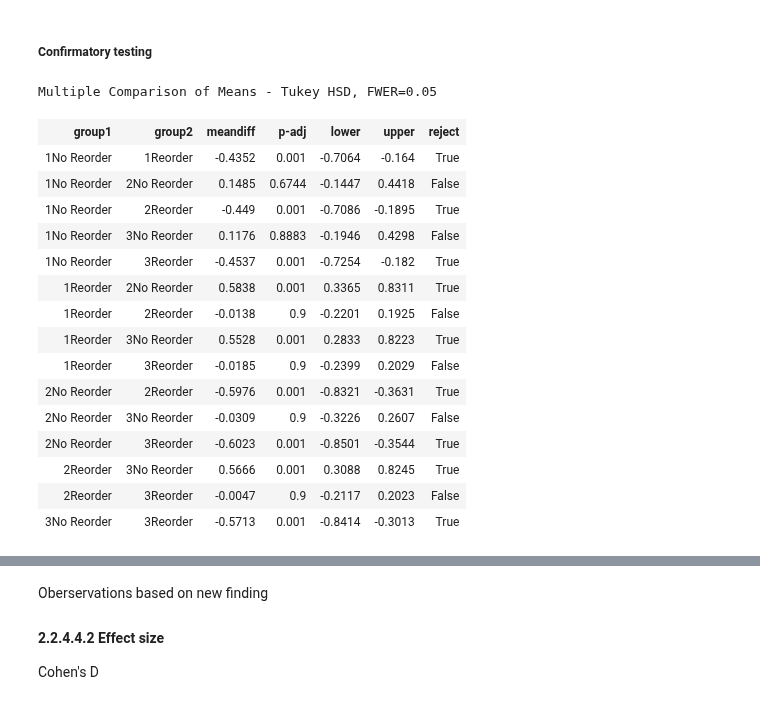
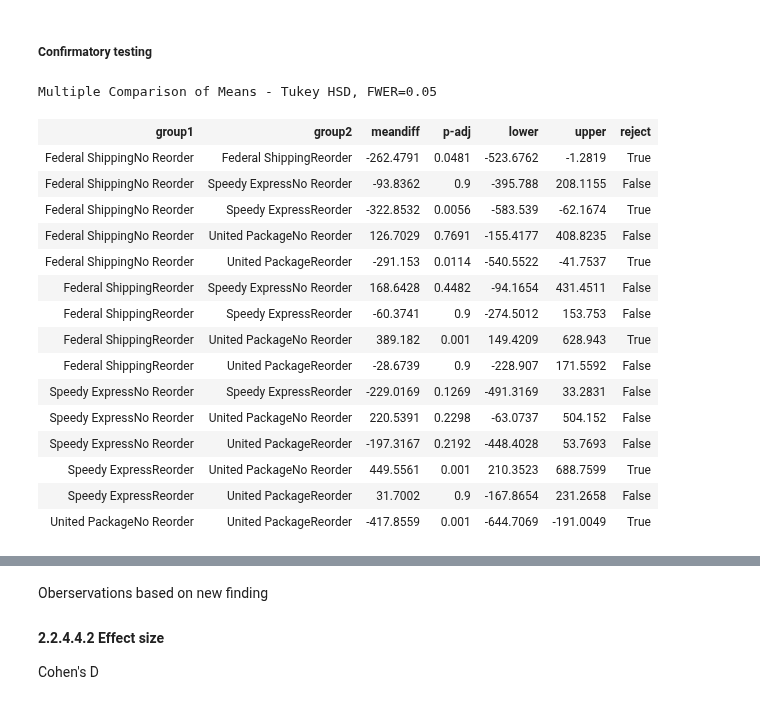
Before and after one commit to eannefawcett/Northwind-Database-Exploration, a Jupyter notebook: Reorder and Discount.ipynb, the cells around one changed output, grey strips where cells are left out. Saved outputs shown, nothing was run; the diff lists cells and outputs as text; code cells hidden in the pictures.

```diff
--- a/Reorder and Discount.ipynb
+++ b/Reorder and Discount.ipynb
@@ -247,2 +246,5 @@ dtypes: float64(3), int64(4), object(1)
 memory usage: 134.8+ KB
+# %%
+# correction to data type if necessary
+df['CompanyName'] = [str(x) for x in df['CompanyName']]
 # %%
@@ -359,5 +375,3 @@ print(df_str.head())
-# %%
-df_str['ShipVia'] = [str(x) for x in df['ShipVia']]
 # %% [markdown]
 ## 2.2.4 Model Data<a id='Model Data'></a>
 
@@ -448,23 +497,23 @@ Reject the null hypothesis
 ##### Confirmatory testing
 # %%
 # confirmatory test for ANOVA is TukeyHSD
-tukey_results = pairwise_tukeyhsd(df_str['ItemTotal'], df_str['ShipVia']+df_str['Reorder'])
+tukey_results = pairwise_tukeyhsd(df_str['ItemTotal'], df_str['CompanyName']+ df_str['Reorder'])
 tukey_results.summary()
 # %% [output]
 Multiple Comparison of Means - Tukey HSD, FWER=0.05
 | group1 | group2 | meandiff | p-adj | lower | upper | reject |
-| 1No Reorder | 1Reorder | -0.4352 | 0.001 | -0.7064 | -0.164 | True |
-| 1No Reorder | 2No Reorder | 0.1485 | 0.6744 | -0.1447 | 0.4418 | False |
-| 1No Reorder | 2Reorder | -0.449 | 0.001 | -0.7086 | -0.1895 | True |
-| 1No Reorder | 3No Reorder | 0.1176 | 0.8883 | -0.1946 | 0.4298 | False |
-| 1No Reorder | 3Reorder | -0.4537 | 0.001 | -0.7254 | -0.182 | True |
-| 1Reorder | 2No Reorder | 0.5838 | 0.001 | 0.3365 | 0.8311 | True |
-| 1Reorder | 2Reorder | -0.0138 | 0.9 | -0.2201 | 0.1925 | False |
-| 1Reorder | 3No Reorder | 0.5528 | 0.001 | 0.2833 | 0.8223 | True |
-| 1Reorder | 3Reorder | -0.0185 | 0.9 | -0.2399 | 0.2029 | False |
-| 2No Reorder | 2Reorder | -0.5976 | 0.001 | -0.8321 | -0.3631 | True |
-| 2No Reorder | 3No Reorder | -0.0309 | 0.9 | -0.3226 | 0.2607 | False |
-| 2No Reorder | 3Reorder | -0.6023 | 0.001 | -0.8501 | -0.3544 | True |
-| 2Reorder | 3No Reorder | 0.5666 | 0.001 | 0.3088 | 0.8245 | True |
-| 2Reorder | 3Reorder | -0.0047 | 0.9 | -0.2117 | 0.2023 | False |
-| 3No Reorder | 3Reorder | -0.5713 | 0.001 | -0.8414 | -0.3013 | True |
+| Federal ShippingNo Reorder | Federal ShippingReorder | -262.4791 | 0.0481 | -523.6762 | -1.2819 | True |
+| Federal ShippingNo Reorder | Speedy ExpressNo Reorder | -93.8362 | 0.9 | -395.788 | 208.1155 | False |
+| Federal ShippingNo Reorder | Speedy ExpressReorder | -322.8532 | 0.0056 | -583.539 | -62.1674 | True |
+| Federal ShippingNo Reorder | United PackageNo Reorder | 126.7029 | 0.7691 | -155.4177 | 408.8235 | False |
+| Federal ShippingNo Reorder | United PackageReorder | -291.153 | 0.0114 | -540.5522 | -41.7537 | True |
+| Federal ShippingReorder | Speedy ExpressNo Reorder | 168.6428 | 0.4482 | -94.1654 | 431.4511 | False |
+| Federal ShippingReorder | Speedy ExpressReorder | -60.3741 | 0.9 | -274.5012 | 153.753 | False |
+| Federal ShippingReorder | United PackageNo Reorder | 389.182 | 0.001 | 149.4209 | 628.943 | True |
+| Federal ShippingReorder | United PackageReorder | -28.6739 | 0.9 | -228.907 | 171.5592 | False |
+| Speedy ExpressNo Reorder | Speedy ExpressReorder | -229.0169 | 0.1269 | -491.3169 | 33.2831 | False |
+| Speedy ExpressNo Reorder | United PackageNo Reorder | 220.5391 | 0.2298 | -63.0737 | 504.152 | False |
+| Speedy ExpressNo Reorder | United PackageReorder | -197.3167 | 0.2192 | -448.4028 | 53.7693 | False |
+| Speedy ExpressReorder | United PackageNo Reorder | 449.5561 | 0.001 | 210.3523 | 688.7599 | True |
+| Speedy ExpressReorder | United PackageReorder | 31.7002 | 0.9 | -167.8654 | 231.2658 | False |
+| United PackageNo Reorder | United PackageReorder | -417.8559 | 0.001 | -644.7069 | -191.0049 | True |
```
Also changed, not shown: parts of 39 cells of this notebook, 1 other file.
